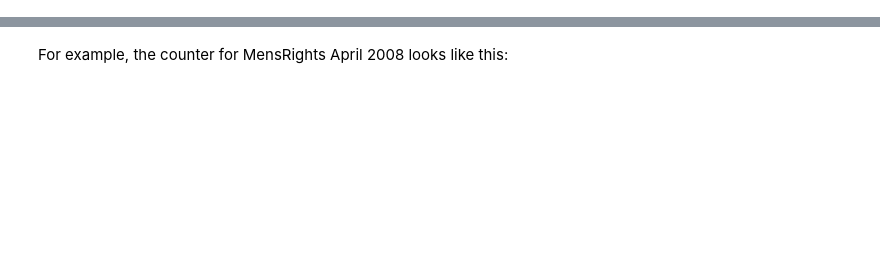
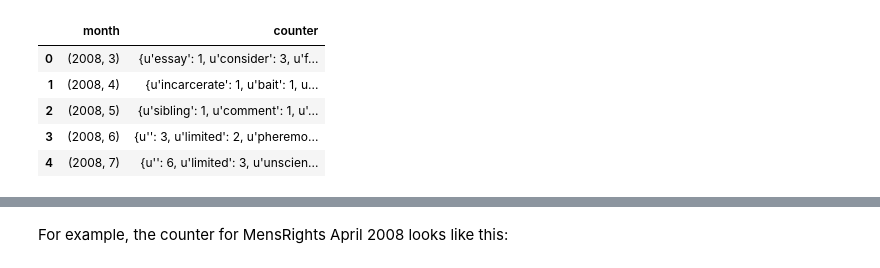
Before and after one commit to chao-ji/reddit, a Jupyter notebook: Part 5 Topics Over Time - Overrepresented Words.ipynb, the cells around one changed output, grey strips where cells are left out. Saved outputs shown, nothing was run; the diff lists cells and outputs as text; code cells hidden in the pictures; blank space fills up the shorter version.

```diff
--- a/Part 5 Topics Over Time - Overrepresented Words.ipynb
+++ b/Part 5 Topics Over Time - Overrepresented Words.ipynb
@@ -65,0 +7,5 @@ for sr in srs:
+# %%
+from pymongo import MongoClient
+
+client = MongoClient("localhost", 27017)
+db = client["reddit_polarization"]
@@ -65,0 +56,10 @@ for sr in srs:
+# %%
+mensrights_counter = counter_bymonth("MensRights")
+mensrights_counter[:5]
+# %% [output]
+|  | month | counter |
+| 0 | (2008, 3) | {u'essay': 1, u'consider': 3, u'f... |
+| 1 | (2008, 4) | {u'incarcerate': 1, u'bait': 1, u... |
+| 2 | (2008, 5) | {u'sibling': 1, u'comment': 1, u'... |
+| 3 | (2008, 6) | {u'': 3, u'limited': 2, u'pheremo... |
+| 4 | (2008, 7) | {u'': 6, u'limited': 3, u'unscien... |
```
Also changed, not shown: parts of 22 cells of this notebook.
